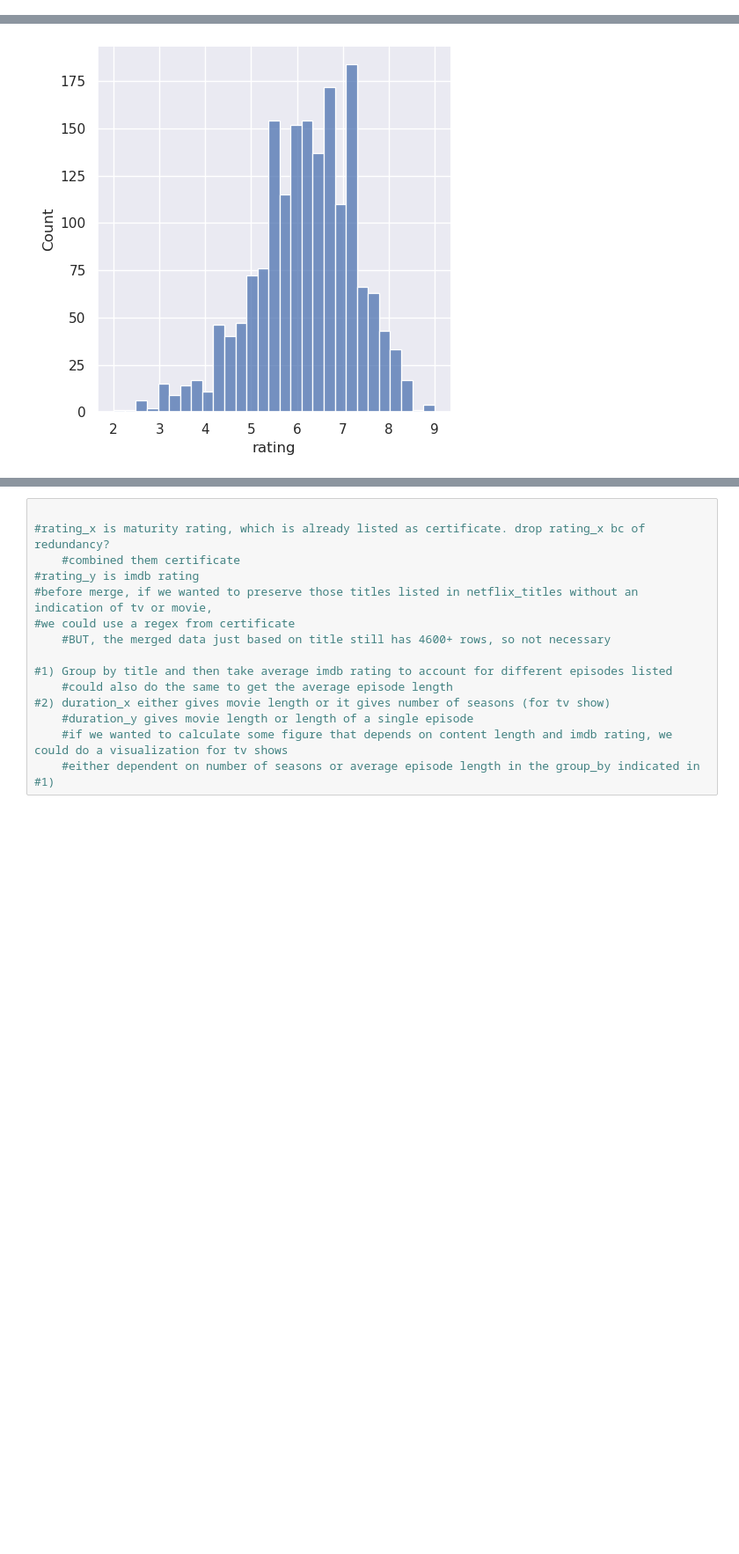
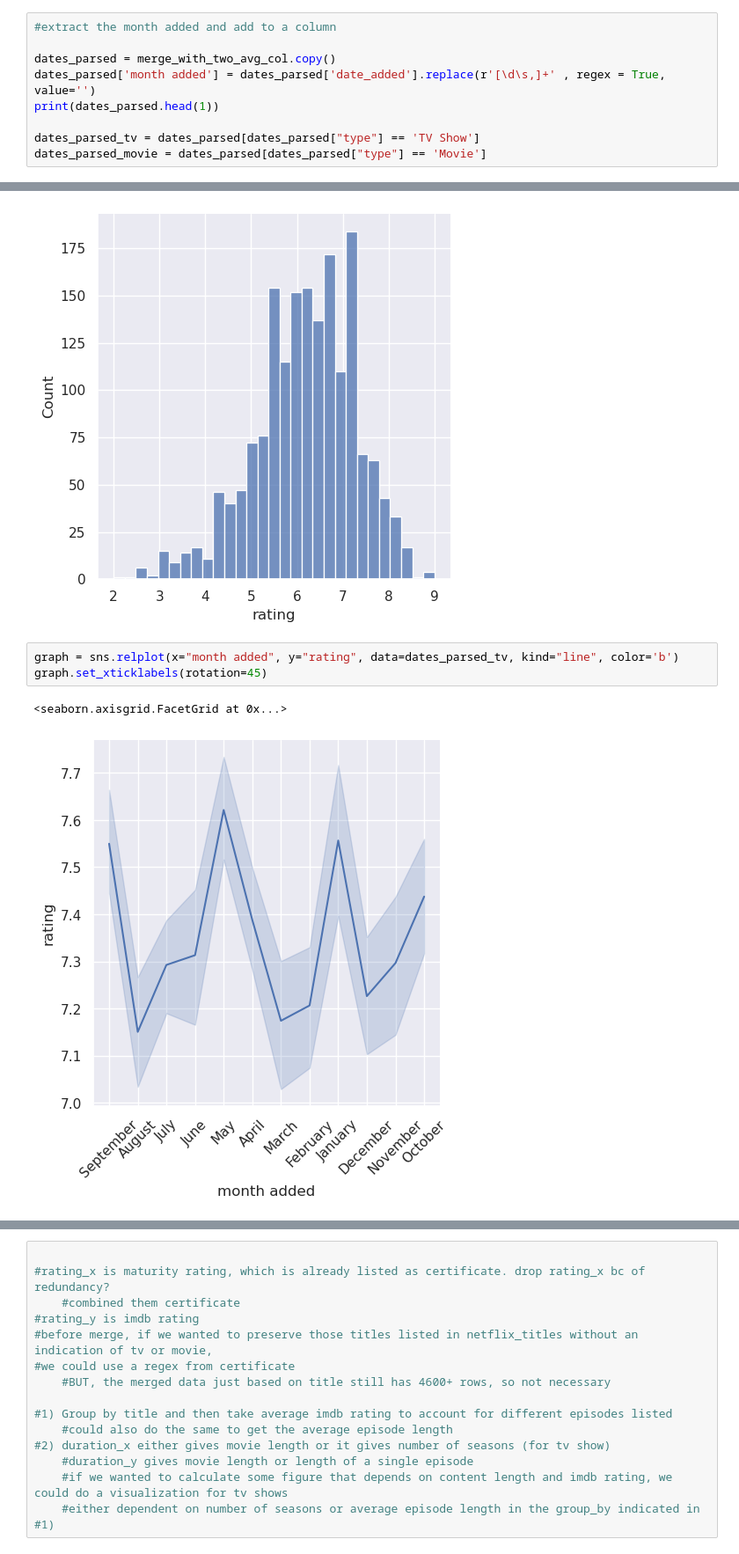
Before and after one commit to drewf24/cs216_final_project, a Jupyter notebook: project prototype.ipynb, the cells around one changed output, grey strips where cells are left out. Shown at 88% size. Saved outputs shown, nothing was run; the diff lists cells and outputs as text; blank space fills up the shorter version.

Commit message:
added visualizations

```diff
--- a/project prototype.ipynb
+++ b/project prototype.ipynb
@@ -89,0 +94,9 @@ sns.relplot(x='release_year', y='rating', hue="type", data=cleaned_data_set);
+# %%
+#extract the month added and add to a column
+
+dates_parsed = merge_with_two_avg_col.copy()
+dates_parsed['month added'] = dates_parsed['date_added'].replace(r'[\d\s,]+' , regex = True, value='')
+print(dates_parsed.head(1))
+
+dates_parsed_tv = dates_parsed[dates_parsed["type"] == 'TV Show']
+dates_parsed_movie = dates_parsed[dates_parsed["type"] == 'Movie']
@@ -136,3 +176,9 @@ sns.displot(data=cleaned_movies, x="rating")
 # %% [output]
 <seaborn.axisgrid.FacetGrid at 0x...>
 [figure]
+# %%
+graph = sns.relplot(x="month added", y="rating", data=dates_parsed_tv, kind="line", color='b')
+graph.set_xticklabels(rotation=45)
+# %% [output]
+<seaborn.axisgrid.FacetGrid at 0x...>
+[figure, added]
```
Also changed, not shown: parts of 9 cells of this notebook.
